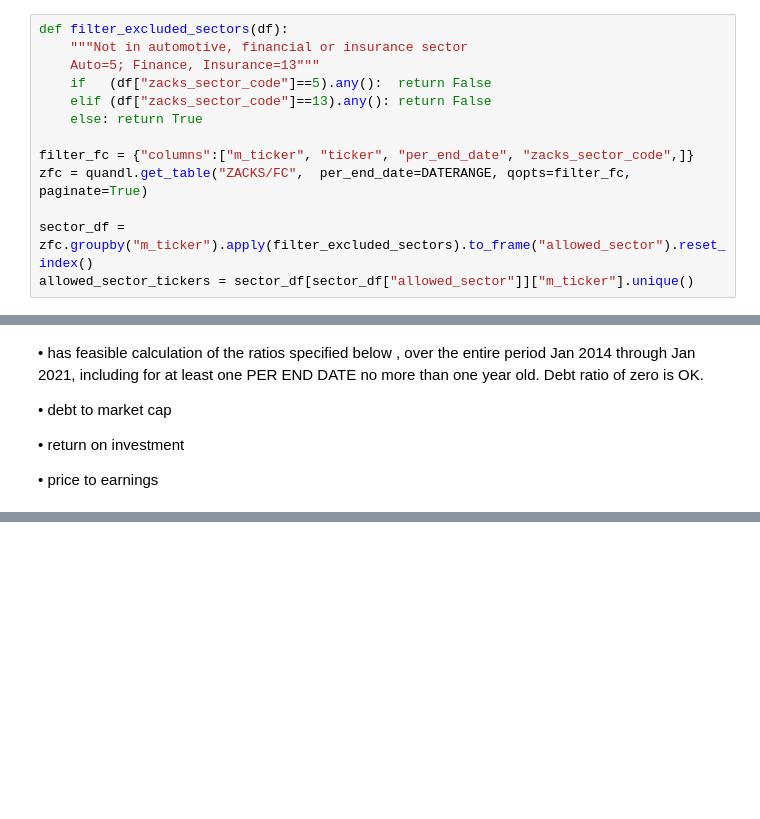
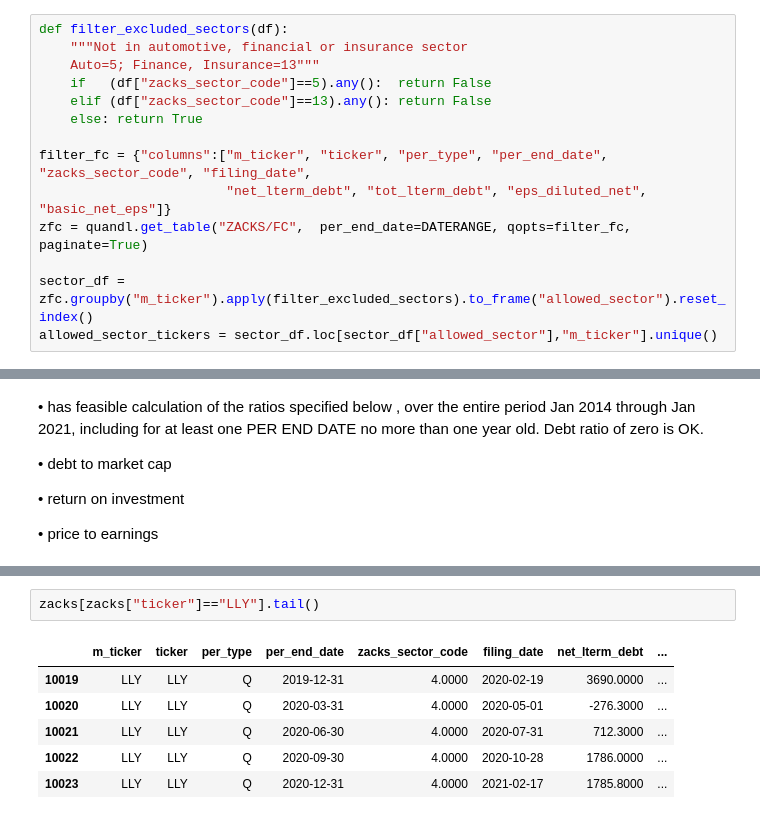
Before and after one commit to philipwlee/regquant, a Jupyter notebook: hw3_ratio_quantiles/hw3_ratio_quantiles_philip_lee_12129240.ipynb, the cells around one changed output, grey strips where cells are left out. Cells and saved outputs as stored; diff of their text form; blank space fills up the shorter version.

```diff
--- a/hw3_ratio_quantiles/hw3_ratio_quantiles_philip_lee_12129240.ipynb
+++ b/hw3_ratio_quantiles/hw3_ratio_quantiles_philip_lee_12129240.ipynb
@@ -102,10 +108,11 @@ def filter_excluded_sectors(df):
     elif (df["zacks_sector_code"]==13).any(): return False
     else: return True
 
-filter_fc = {"columns":["m_ticker", "ticker", "per_end_date", "zacks_sector_code",]}
+filter_fc = {"columns":["m_ticker", "ticker", "per_type", "per_end_date", "zacks_sector_code", "filing_date",
+                        "net_lterm_debt", "tot_lterm_debt", "eps_diluted_net", "basic_net_eps"]}
 zfc = quandl.get_table("ZACKS/FC",  per_end_date=DATERANGE, qopts=filter_fc, paginate=True)
 
 sector_df = zfc.groupby("m_ticker").apply(filter_excluded_sectors).to_frame("allowed_sector").reset_index()
-allowed_sector_tickers = sector_df[sector_df["allowed_sector"]]["m_ticker"].unique()
+allowed_sector_tickers = sector_df.loc[sector_df["allowed_sector"],"m_ticker"].unique()
 # %% [markdown]
 • end-of-day adjusted closing prices are available, over the entire period Jan 2014 through Jan 2021
@@ -154,0 +308,9 @@ Analyze performance of a top-and-bottom decile trading strategy. Now rank based
+# %%
+zacks[zacks["ticker"]=="LLY"].tail()
+# %% [output]
+|  | m_ticker | ticker | per_type | per_end_date | zacks_sector_code | filing_date | net_lterm_debt | ... |
+| 10019 | LLY | LLY | Q | 2019-12-31 | 4.0000 | 2020-02-19 | 3690.0000 | ... |
+| 10020 | LLY | LLY | Q | 2020-03-31 | 4.0000 | 2020-05-01 | -276.3000 | ... |
+| 10021 | LLY | LLY | Q | 2020-06-30 | 4.0000 | 2020-07-31 | 712.3000 | ... |
+| 10022 | LLY | LLY | Q | 2020-09-30 | 4.0000 | 2020-10-28 | 1786.0000 | ... |
+| 10023 | LLY | LLY | Q | 2020-12-31 | 4.0000 | 2021-02-17 | 1785.8000 | ... |
```
Also changed, not shown: parts of 27 cells of this notebook, 1 other file.
